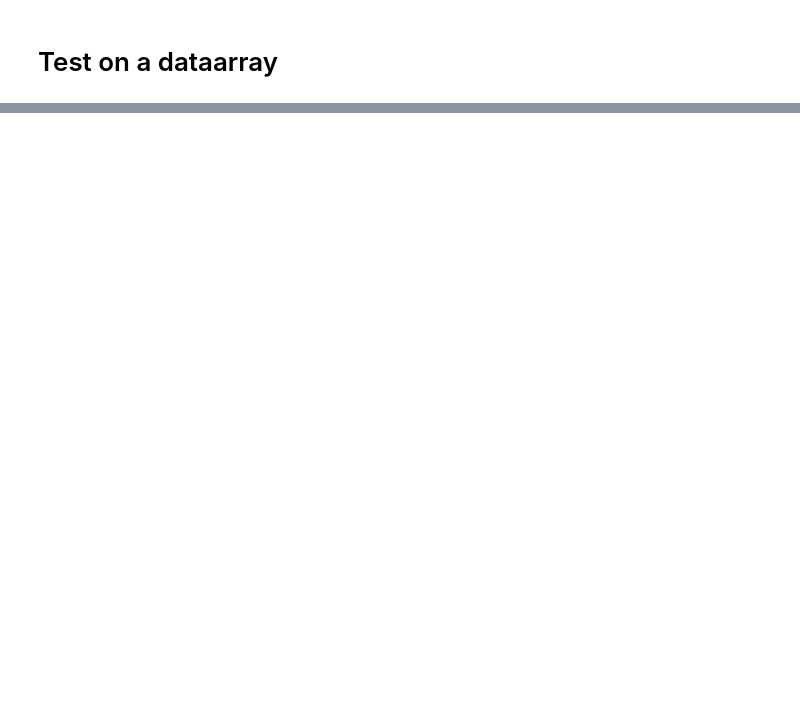
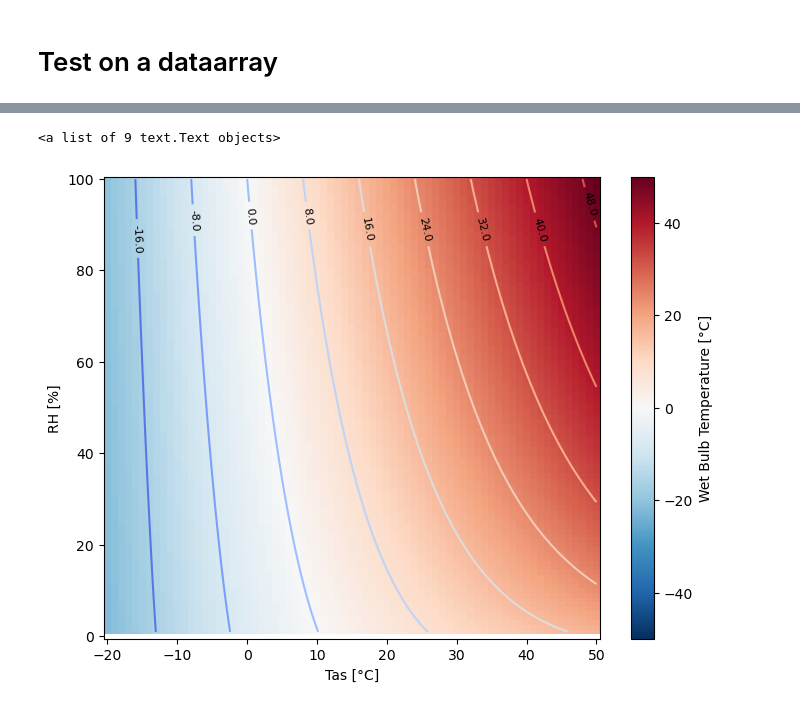
Before and after one commit to rosapietroiusti/attr-hs, a Jupyter notebook: main/attr-hw-newt-develop.ipynb, the cells around one changed output, grey strips where cells are left out. Cells and saved outputs as stored; diff of their text form; code cells hidden in the pictures; blank space fills up the shorter version.

```diff
--- a/main/attr-hw-newt-develop.ipynb
+++ b/main/attr-hw-newt-develop.ipynb
@@ -165,0 +369,5 @@ ax.clabel(contours, inline=True, fontsize=8, fmt='%1.1f', colors='black')  # Adj
+# %%
+e_arr = RH_arr * (es_arr/100)
+e_arr
+
+# actual vapor pressure (Pa)
@@ -165,0 +392,5 @@ ax.clabel(contours, inline=True, fontsize=8, fmt='%1.1f', colors='black')  # Adj
+# %%
+# mixing ratio (kg/kg)
+
+r_arr = (atmos.constant.eps * e_arr) / (p - e_arr)
+r_arr
@@ -165,0 +416,5 @@ ax.clabel(contours, inline=True, fontsize=8, fmt='%1.1f', colors='black')  # Adj
+# %%
+# specific humidity (kg/kg)
+
+qs_from_RH = r_arr / (1+r_arr)
+qs_from_RH
@@ -165,0 +439,3 @@ ax.clabel(contours, inline=True, fontsize=8, fmt='%1.1f', colors='black')  # Adj
+# %%
+Tw_arr = thermo.wet_bulb_temperature(p,T_arr,qs_from_RH, saturation ='pseudo') - 273.15
+Tw_arr
@@ -165,0 +456,15 @@ ax.clabel(contours, inline=True, fontsize=8, fmt='%1.1f', colors='black')  # Adj
+# %%
+Tw_da = xr.DataArray(Tw_arr, coords=[ ('RH', RH), ('Tas', T-273.15)], name="Wet Bulb Temperature")
+Tw_da.attrs['units'] = '°C'
+Tw_da.coords['RH'].attrs['units'] = '%'  # Specific Humidity units
+Tw_da.coords['Tas'].attrs['units'] = '°C'   # Temperature units
+
+fig, ax = plt.subplots(figsize=(8, 6))
+
+
+Tw_da.plot(ax =ax )
+contours = ax.contour(Tw_da.Tas, Tw_da.RH, Tw_da.values, levels=10, cmap='coolwarm')
+ax.clabel(contours, inline=True, fontsize=8, fmt='%1.1f', colors='black')
+# %% [output]
+<a list of 9 text.Text objects>
+[figure, added]
```
Also changed, not shown: parts of 49 cells of this notebook, 8 other files.
